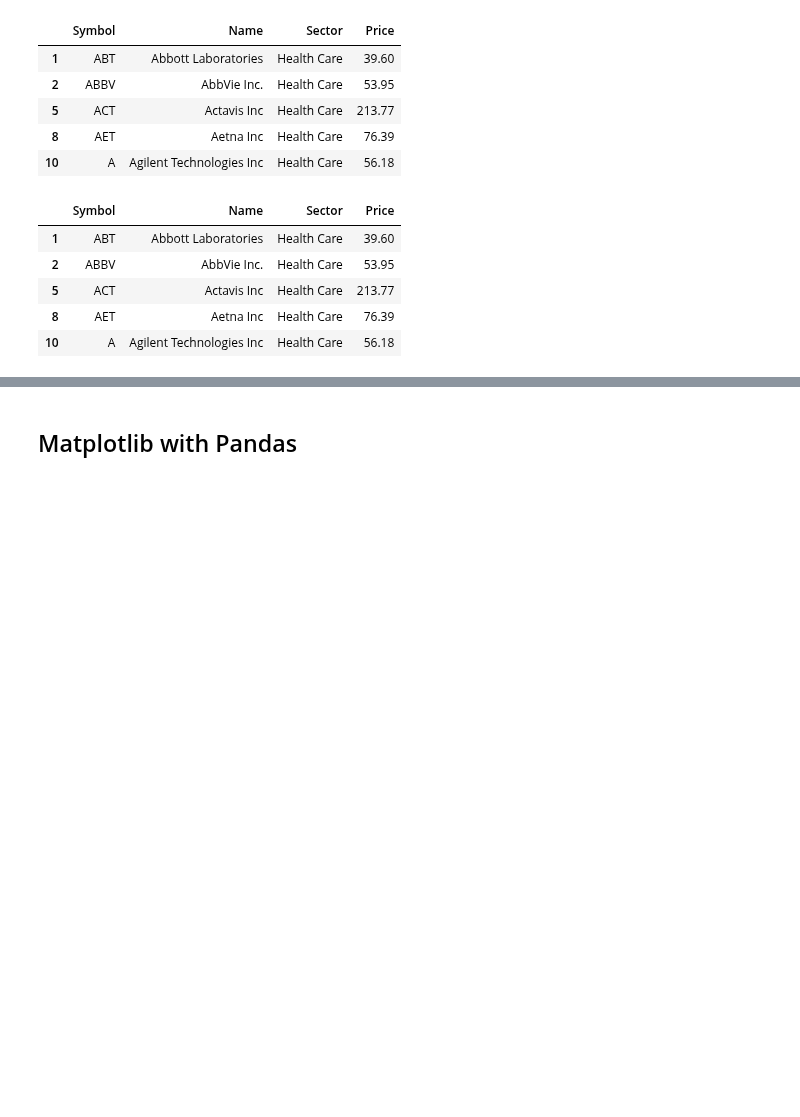
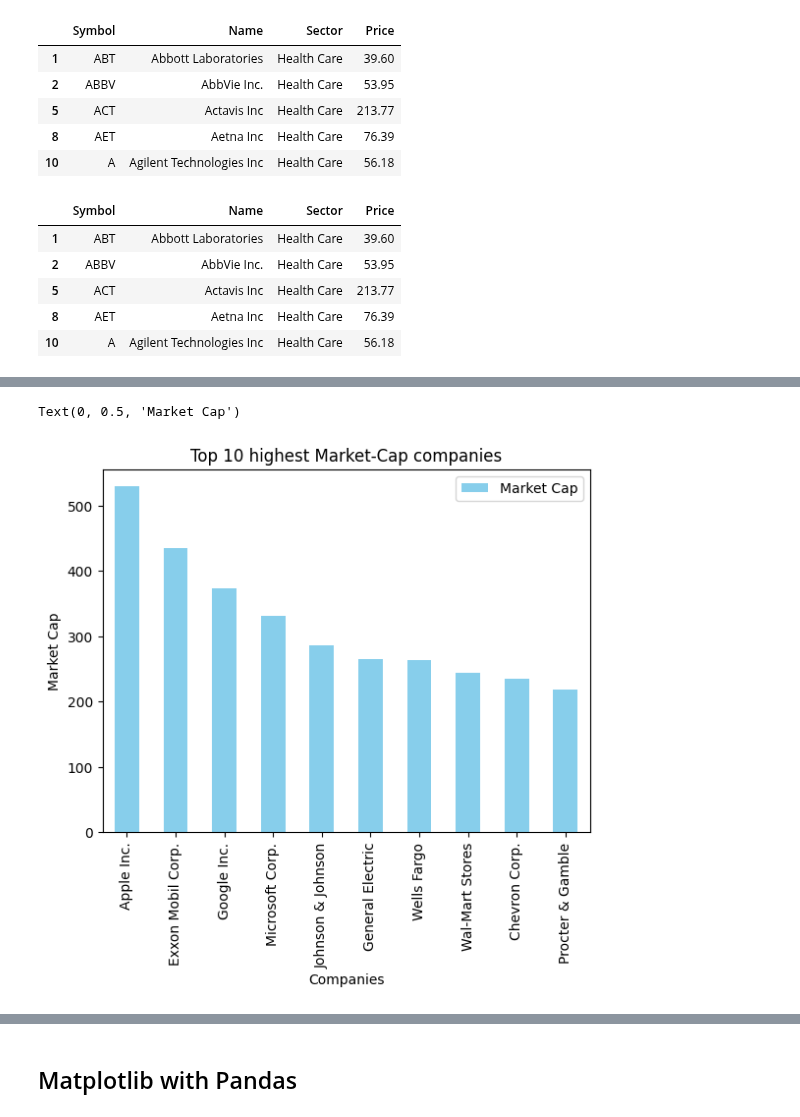
Before and after one commit to HenryHai0407/Web_Scraping_Python, a Jupyter notebook: de_exercise/de_exercise_4.ipynb, the cells around one changed output, grey strips where cells are left out. Saved outputs shown, nothing was run; the diff lists cells and outputs as text; code cells hidden in the pictures; blank space fills up the shorter version.

```diff
--- a/de_exercise/de_exercise_4.ipynb
+++ b/de_exercise/de_exercise_4.ipynb
@@ -138,0 +264,4 @@ hc_data.head()
+# %%
+# 4/ Top 10 biggest market-cap companies
+top10_marketcap = data.sort_values(by='Market Cap',ascending=False).head(10)
+top10_marketcap
@@ -138,0 +280,9 @@ hc_data.head()
+# %%
+# Plot a bar chart
+top10_marketcap.plot(kind='bar', x='Name', y='Market Cap', color='skyblue')
+plt.title('Top 10 highest Market-Cap companies')
+plt.xlabel('Companies')
+plt.ylabel('Market Cap')
+# %% [output]
+Text(0, 0.5, 'Market Cap')
+[figure, added]
```
Also changed, not shown: parts of 35 cells of this notebook.
